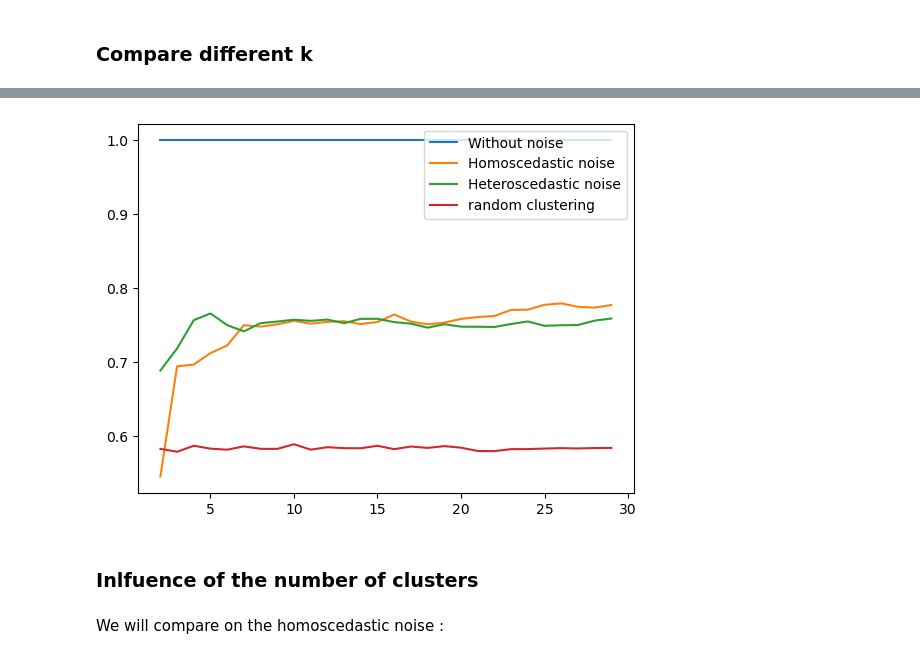
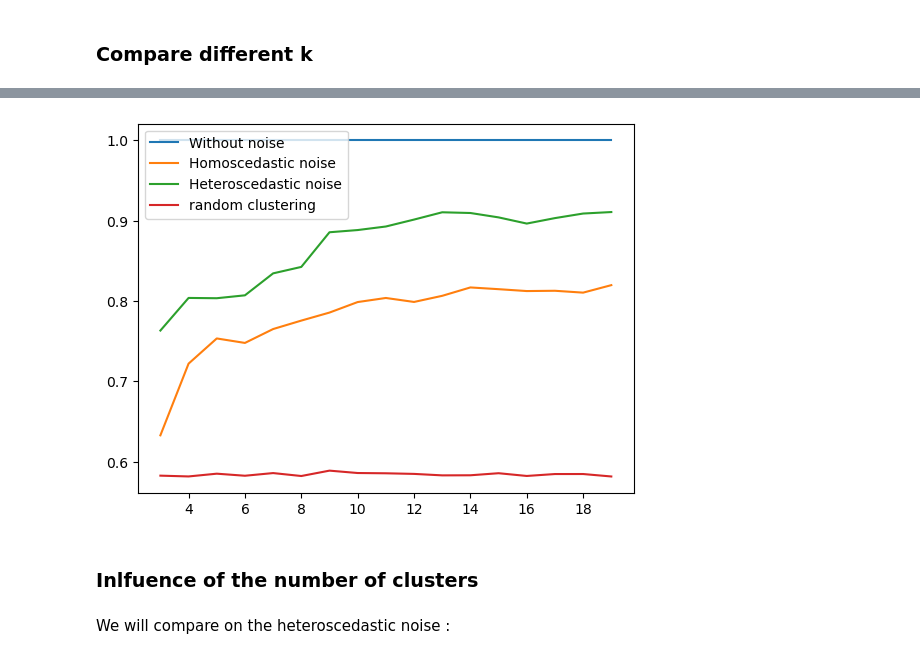
Before and after one commit to alexmaxad/Project-advanced-ML, a Jupyter notebook: Test noisy data.ipynb, the cells around one changed output, grey strips where cells are left out. Drawn from its saved outputs; the diff is of its cells as text; code cells hidden in the pictures.

```diff
--- a/Test noisy data.ipynb
+++ b/Test noisy data.ipynb
@@ -21,8 +20,8 @@ from spectral_fonctions import *
 # %% [markdown]
 # **Data generation**
 # %%
-n_samples = 00
-n_features = 10
+n_samples = 300
+n_features = 15
 n_clusters = 4
 
 X, y = make_blobs(n_samples=n_samples, n_features=n_features, centers=n_clusters, random_state=42)
@@ -147,7 +146,7 @@ loss_kmeans_spectral = []
 accuracy_kmeans_spectral = []
 
 # spectral clustering
-labels = final_spectral_clustering_sym(X, gaussian_similarity_function, k_nearest_neighboors= 8, number_of_clusters= n_clusters, weighted=True, eigensolver= compute_matrix_U_ARPACK)
+labels = final_spectral_clustering_sym(X, gaussian_similarity_function, k_nearest_neighboors= 8, number_of_clusters= n_clusters, weighted=False, eigensolver= compute_matrix_U_ARPACK)
 loss = loss_inertia(labels, X)
 y_spectral_original = labels
 
@@ -157,7 +156,7 @@ loss_kmeans_spectral.append(loss)
 accuracy_kmeans_spectral.append(rand_score(y, y_spectral_original))
 
 # spectral clustering on homoscedastic noised data
-labels = final_spectral_clustering_sym(X_noisy_homoscedastic, gaussian_similarity_function, k_nearest_neighboors= 8, number_of_clusters= n_clusters, weighted=True, eigensolver= compute_matrix_U_ARPACK)
+labels = final_spectral_clustering_sym(X_noisy_homoscedastic, gaussian_similarity_function, k_nearest_neighboors= 8, number_of_clusters= n_clusters, weighted=False, eigensolver= compute_matrix_U_ARPACK)
 loss = loss_inertia(labels, X_noisy_homoscedastic)
 y_spectral_homoscedastic = labels
 
@@ -167,7 +166,7 @@ loss_kmeans_spectral.append(loss)
 accuracy_kmeans_spectral.append(rand_score(y, y_spectral_homoscedastic))
 
 # spectral clustering on heteroscedatic noised data
-labels = final_spectral_clustering_sym(X_noisy_heteroscedastic, gaussian_similarity_function, k_nearest_neighboors= 8, number_of_clusters= n_clusters, weighted=True, eigensolver= compute_matrix_U_ARPACK)
+labels = final_spectral_clustering_sym(X_noisy_heteroscedastic, gaussian_similarity_function, k_nearest_neighboors= 8, number_of_clusters= n_clusters, weighted=False, eigensolver= compute_matrix_U_ARPACK)
 loss = loss_inertia(labels, X_noisy_heteroscedastic)
 y_spectral_heteroscedastic = labels
 
@@ -270,20 +269,22 @@ accuracy_homoscedastic = []
 accuracy_heteroscedastic = []
 random = []
 
-for k in range(2, 30) :
+for k in range(3, 20) :
+
+    print(k)
 
     # spectral clustering
-    labels = final_spectral_clustering_sym(X, gaussian_similarity_function, k_nearest_neighboors= k, number_of_clusters= n_clusters, weighted=True, eigensolver= compute_matrix_U_ARPACK)
+    labels = final_spectral_clustering_sym(X, gaussian_similarity_function, k_nearest_neighboors= k, number_of_clusters= n_clusters, weighted=False, eigensolver= compute_matrix_U_ARPACK)
     y_spectral_original = labels
     accuracy_original.append(rand_score(y, y_spectral_original))
 
     # spectral clustering on homoscedastic noised data
-    labels = final_spectral_clustering_sym(X_noisy_homoscedastic, gaussian_similarity_function, k_nearest_neighboors= k, number_of_clusters= n_clusters, weighted=True, eigensolver= compute_matrix_U_ARPACK)
+    labels = final_spectral_clustering_sym(X_noisy_homoscedastic, gaussian_similarity_function, k_nearest_neighboors= k, number_of_clusters= n_clusters, weighted=False, eigensolver= compute_matrix_U_ARPACK)
     y_spectral_homoscedastic = labels
     accuracy_homoscedastic.append(rand_score(y, y_spectral_homoscedastic))
 
     # spectral clustering on heteroscedatic noised data
-    labels = final_spectral_clustering_sym(X_noisy_heteroscedastic, gaussian_similarity_function, k_nearest_neighboors= k, number_of_clusters= n_clusters, weighted=True, eigensolver= compute_matrix_U_ARPACK)
+    labels = final_spectral_clustering_sym(X_noisy_heteroscedastic, gaussian_similarity_function, k_nearest_neighboors= k, number_of_clusters= n_clusters, weighted=False, eigensolver= compute_matrix_U_ARPACK)
     y_spectral_heteroscedastic = labels
     accuracy_heteroscedastic.append(rand_score(y, y_spectral_heteroscedastic))
 
@@ -292,16 +311,16 @@ for k in range(2, 30) :
 # %%
-plt.plot(list(range(2, 30)), accuracy_original, label = 'Without noise')
-plt.plot(list(range(2, 30)), accuracy_homoscedastic, label = 'Homoscedastic noise')
-plt.plot(list(range(2, 30)), accuracy_heteroscedastic, label = 'Heteroscedastic noise')
+plt.plot(list(range(3, 20)), accuracy_original, label = 'Without noise')
+plt.plot(list(range(3, 20)), accuracy_homoscedastic, label = 'Homoscedastic noise')
+plt.plot(list(range(3, 20)), accuracy_heteroscedastic, label = 'Heteroscedastic noise')
 
-plt.plot(list(range(2, 30)), random, label = 'random clustering')
+plt.plot(list(range(3, 20)), random, label = 'random clustering')
 
 plt.legend()
 plt.show()
 # %% [output]
-[figure, old version]
+[figure, new version]
 # %% [markdown]
 ### **Inlfuence of the number of clusters**
 # %% [markdown]
-We will compare on the homoscedastic noise :
+We will compare on the heteroscedastic noise :
 # %%
```
Also changed, not shown: parts of 10 cells of this notebook, 2 other files.
